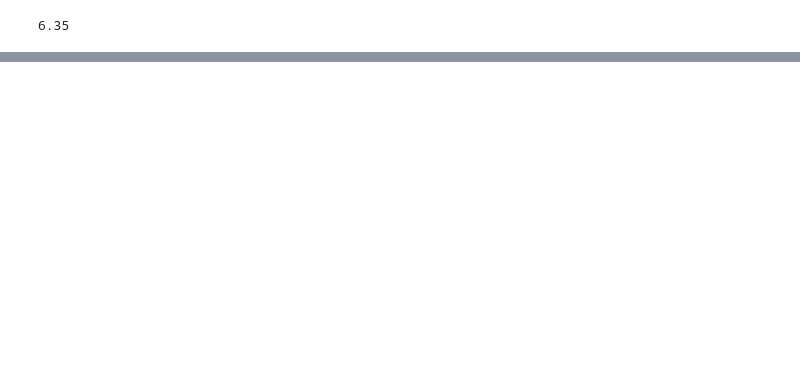
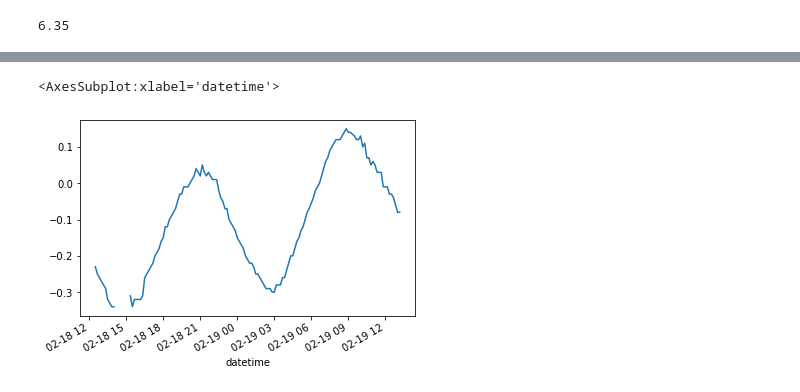
Before and after one commit to DHI/getting-started-with-mikeio, a Jupyter notebook: _sources/pandas.ipynb, the cells around one changed output, grey strips where cells are left out. Cells and saved outputs as stored; diff of their text form; code cells hidden in the pictures; blank space fills up the shorter version.

```diff
--- a/_sources/pandas.ipynb
+++ b/_sources/pandas.ipynb
@@ -23,0 +109,5 @@ df.population.mean()
+# %%
+df.waterlevel.plot()
+# %% [output]
+<AxesSubplot:xlabel='datetime'>
+[figure, added]
```
Also changed, not shown: parts of 43 cells of this notebook, 9 other files.
